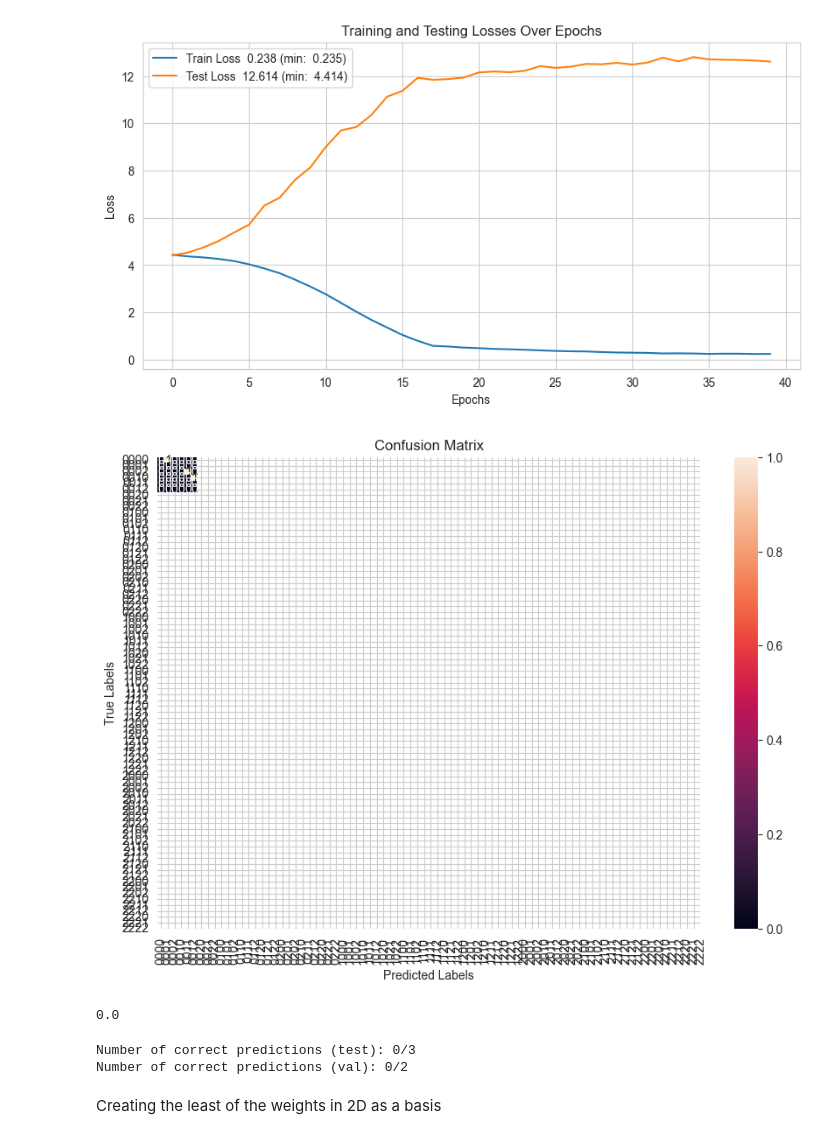
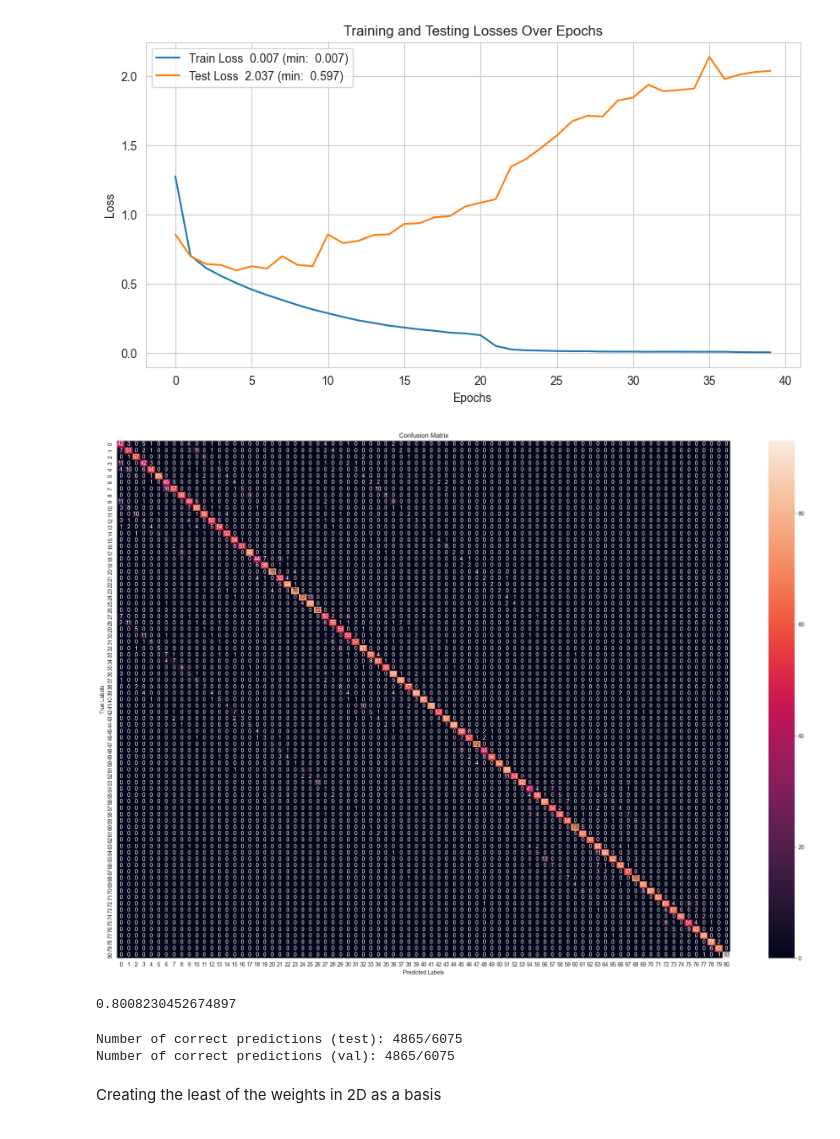
Before and after one commit to xdshiro/Turbulence, a Jupyter notebook: knots_propagation/ML_classification_4foils_3d_arrays_weak.ipynb, the cells around one changed output. Saved outputs shown, nothing was run; the diff lists cells and outputs as text; code cells hidden in the pictures.

Commit message:
all knots

```diff
--- a/knots_propagation/ML_classification_4foils_3d_arrays_weak.ipynb
+++ b/knots_propagation/ML_classification_4foils_3d_arrays_weak.ipynb
@@ -45,11 +45,12 @@ device = torch.device("cuda" if torch.cuda.is_available() else "cpu")
 
 
 foils = list(itertools.product(range(3), repeat=4))
+foils = foils[:]
 knots = [''.join([str(element) for element in foil]) for foil in foils]
 knot_types = {
     knot : it for it, knot in enumerate(knots)
 }
-folder = 'data_4_foils_weak'
+folder = 'data_4foils_weak_500'
 desired_res = (16, 16, 16)
 
 num_classes = len(knots)
@@ -323,28 +324,29 @@ Epoch 39: Train Loss: 0.2378, Val Loss: 12.6135
 # %%
 plot_losses(train_losses, val_losses, decimals=3)
 # %% [output]
-[figure, old version]
+[figure, new version]
 # %%
 # predictions = model(X_torch.to(device))
 # predictions
 _, predicted_labels = torch.max(model(X_test.to(device)), 1)
 _, true_class_labels = torch.max(y_test, 1)
 predicted_labels_np = predicted_labels.cpu().numpy()
 true_labels_np = true_class_labels.cpu().numpy()
 cm = confusion_matrix(true_labels_np, predicted_labels_np)
-plt.figure(figsize=(10, 7))
-sns.heatmap(cm, annot=True, fmt="d", xticklabels=knots, yticklabels=knots)
+plt.figure(figsize=(25, 17))
+# sns.heatmap(cm, annot=True, fmt="d", xticklabels=knots, yticklabels=knots)
+sns.heatmap(cm, annot=True, fmt="d")
 plt.xlabel('Predicted Labels')
 plt.ylabel('True Labels')
 plt.title('Confusion Matrix')
 plt.show()
 # %% [output]
-[figure, old version]
+[figure, new version]
 # %%
 Accuracy = (np.sum(predicted_labels_np == true_labels_np)) / len(predicted_labels_np)
 print(Accuracy)
 # %% [output]
-0.0
+0.8008230452674897
 # %%
 def criterion_correct(predictions, labels):
     _, predicted_labels = torch.max(predictions, 1)
@@ -361,8 +363,8 @@ print(f"Number of correct predictions (test): {correct_predictions}/{total}")
 correct_predictions, total = correct_number_test(model, val_loader, criterion_correct)
 print(f"Number of correct predictions (val): {correct_predictions}/{total}")
 # %% [output]
-Number of correct predictions (test): 0/3
-Number of correct predictions (val): 0/2
+Number of correct predictions (test): 4865/6075
+Number of correct predictions (val): 4865/6075
 # %% [markdown]
 Creating the least of the weights in 2D as a basis
 # %%
```
Also changed, not shown: parts of 3 cells of this notebook, 6 other files.
